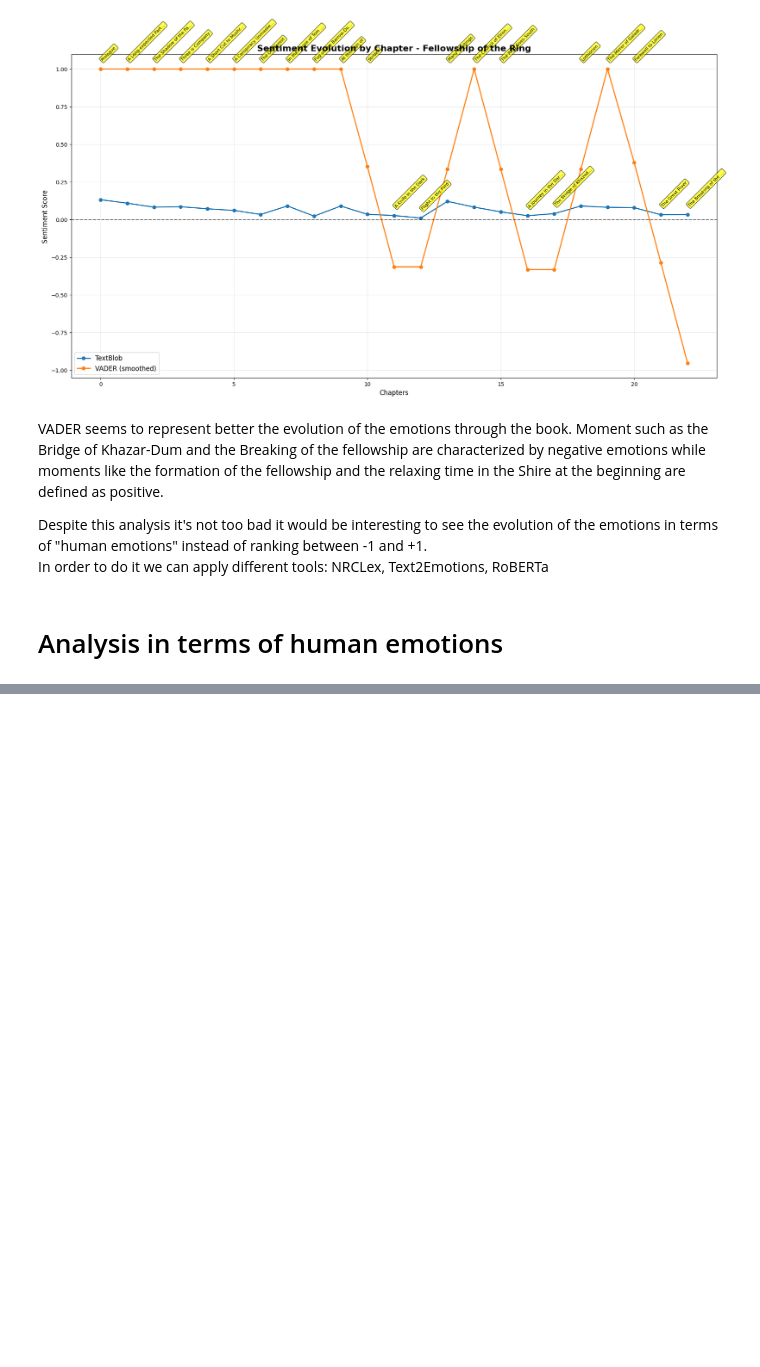
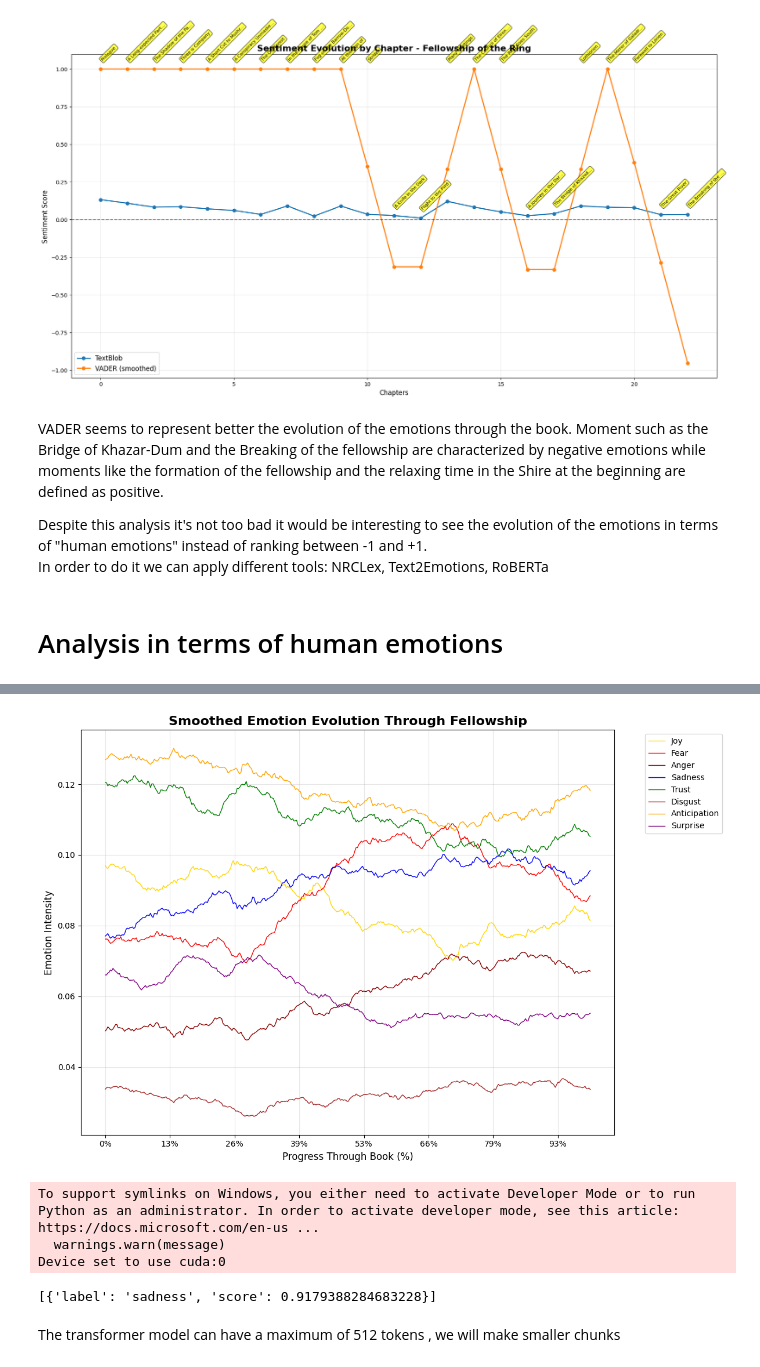
Before and after one commit to LaraN01/CAS_NLP, a Jupyter notebook: Projects/Corpus_task.ipynb, the cells around one changed output, grey strips where cells are left out. Cells and saved outputs as stored; diff of their text form; code cells hidden in the pictures; blank space fills up the shorter version.

```diff
--- a/Projects/Corpus_task.ipynb
+++ b/Projects/Corpus_task.ipynb
@@ -542,0 +650,11 @@ In order to do it we can apply different tools: NRCLex, Text2Emotions, RoBERTa
+# %%
+emotions_nrclex={}
+
+for i, chunk in enumerate(chunks):
+    if i % 50 == 0:
+        print(f"Processing chunk {i}/ {len(chunks)}")
+
+    emotions= NRCLex(chunk)
+    emotions_nrclex[i]=emotions
+
+print(f"nrc analysis complete!")
@@ -542,0 +671,59 @@ In order to do it we can apply different tools: NRCLex, Text2Emotions, RoBERTa
+# %%
+from scipy.ndimage import uniform_filter1d
+emotions_list = ['joy', 'fear', 'anger', 'sadness', 'trust', 'disgust', 'anticipation', 'surprise']
+emotion_data = {emotion: [] for emotion in emotions_list}
+
+# Collect scores for each emotion across all chapters
+for i in range(len(chunks)):
+    chunk_emotions = emotions_nrclex[i].affect_frequencies
+    for emotion in emotions_list:
+        emotion_data[emotion].append(chunk_emotions[emotion])
+
+
+# Smooth each emotion with a rolling window
+smooth_window = 100  # Adjust this number (higher = smoother)
+emotion_data_smooth = {}
+
+for emotion in emotions_list:
+    emotion_data_smooth[emotion] = uniform_filter1d(emotion_data[emotion], size=smooth_window)
+
+# Plot the smoothed version
+fig, ax = plt.subplots(figsize=(12,8))
+
+colors = ['gold', 'red', 'darkred', 'blue', 'green', 'brown', 'orange', 'purple']
+
+for emotion, color in zip(emotions_list, colors):
+    ax.plot(range(len(chunks)), emotion_data_smooth[emotion],
+            label=emotion.capitalize(), linewidth=1, color=color)
+
+ax.set_title('Smoothed Emotion Evolution Through Fellowship', fontsize=16, fontweight='bold')
+ax.set_xlabel('Progress Through Book (%)', fontsize=12)
+ax.set_ylabel('Emotion Intensity', fontsize=12)
+
+# Convert chunk numbers to percentage
+chunk_positions = np.arange(len(chunks)) / len(chunks) * 100
+ax.set_xticks(np.arange(0, len(chunks), 50))
+ax.set_xticklabels([f"{int(pos)}%" for pos in chunk_positions[::50]])
+
+ax.legend(bbox_to_anchor=(1.05, 1), loc='upper left')
+ax.grid(True, alpha=0.3)
+
+plt.tight_layout()
+plt.show()
+# %% [output]
+[figure, added]
+# %%
+emotion_classifier = pipeline("text-classification",
+                             model="j-hartmann/emotion-english-distilroberta-base")
+# %% [output]
+To support symlinks on Windows, you either need to activate Developer Mode or to run Python as an administrator. In order to activate developer mode, see this article: https://docs.microsoft.com/en-us ...
+  warnings.warn(message)
+Device set to use cuda:0
+# %%
+sample_text = chapters[0][:512]  # First 512 characters (model has input limits)
+result = emotion_classifier(sample_text)
+print(result)
+# %% [output]
+[{'label': 'sadness', 'score': 0.9179388284683228}]
+# %% [markdown]
+The transformer model can have a maximum of 512 tokens , we will make smaller chunks
```
Also changed, not shown: parts of 15 cells of this notebook.
